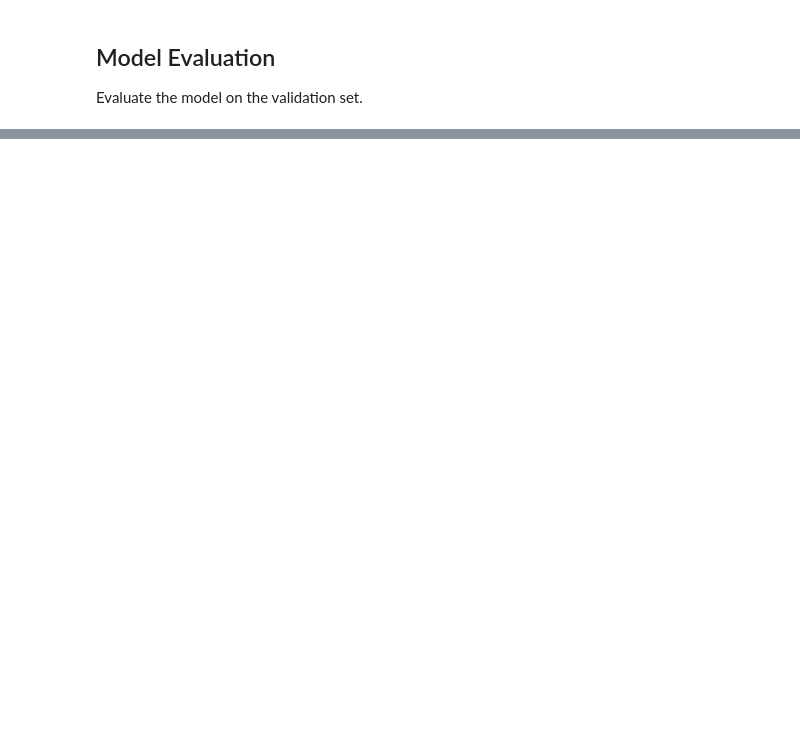
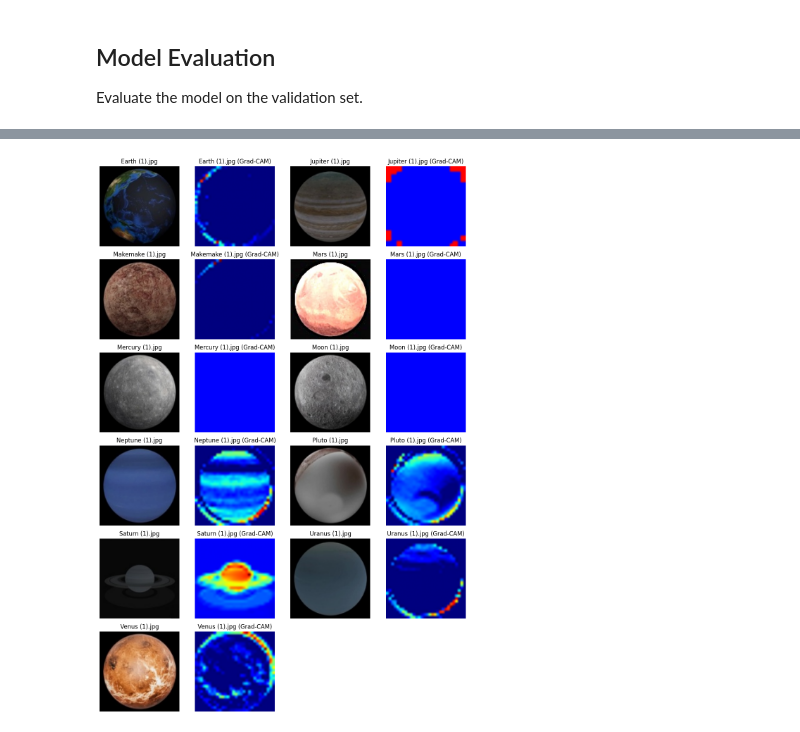
Before and after one commit to swiss-ai-center/a-guide-to-mlops, a Jupyter notebook: notebook.ipynb, the cells around one changed output, grey strips where cells are left out. Saved outputs shown, nothing was run; the diff lists cells and outputs as text; code cells hidden in the pictures; blank space fills up the shorter version.

Commit message:
Add grad cam evaluation

```diff
--- a/notebook.ipynb
+++ b/notebook.ipynb
@@ -292,0 +297,86 @@ plt.show()
+# %%
+# Explain the model's predictions using Grad-CAM
+def make_gradcam_heatmap(img, grad_model):
+    # We add a dimension to transform our array into a "batch"
+    # of size (1, 32, 32, 1)
+    img = np.expand_dims(img, axis=0)
+
+    # Resize and convert the image
+    input_w = grad_model.input_shape[1]
+    input_h = grad_model.input_shape[2]
+    img = tf.image.resize(img, (input_w, input_h))
+    grayscale = grad_model.input_shape[3] == 1
+    if grayscale:
+        img = tf.image.rgb_to_grayscale(img)
+
+    # We compute the gradient of the top predicted class for our input image
+    # with respect to the activations of the last conv layer
+    with tf.GradientTape() as tape:
+        last_conv_layer_output, preds = grad_model(img)
+        pred_index = tf.argmax(preds[0])
+        class_channel = preds[:, pred_index]
+
+    # This is the gradient of the output neuron (top predicted or chosen)
+    # with regard to the output feature map of the last conv layer
+    grads = tape.gradient(class_channel, last_conv_layer_output)
+
+    # This is a vector where each entry is the mean intensity of the gradient
+    # over a specific feature map channel
+    pooled_grads = tf.reduce_mean(grads, axis=(0, 1, 2))
+
+    # We multiply each channel in the feature map array
+    # by "how important this channel is" with regard to the top predicted class
+    # then sum all the channels to obtain the heatmap class activation
+    last_conv_layer_output = last_conv_layer_output[0]
+    heatmap = last_conv_layer_output @ pooled_grads[..., tf.newaxis]
+    heatmap = tf.squeeze(heatmap)
+
+    # For visualization purpose, we will also normalize the heatmap between 0 & 1
+    heatmap = tf.maximum(heatmap, 0) / tf.math.reduce_max(heatmap)
+    return heatmap.numpy()
+
+# We create a model that maps the input image to the activations
+# of the last conv layer as well as the output predictions
+last_conv_layer = list(filter(lambda x: "conv" in x.name, model.layers))[-1]
+grad_model = tf.keras.models.Model(
+    model.inputs, [last_conv_layer.output, model.output]
+)
+
+data_path = Path("data/raw")
+classes = sorted(filter(lambda p: p.is_dir(), data_path.glob("*")))
+
+plt.figure(figsize=(11, 16), tight_layout=True)
+for i, class_path in enumerate(classes):
+    img_path = list(sorted(class_path.glob("*")))[0]
+    img_fn = img_path.name
+    img = tf.keras.preprocessing.image.load_img(img_path)
+    img = tf.keras.preprocessing.image.img_to_array(img)
+
+    heatmap = make_gradcam_heatmap(img, grad_model)
+    heatmap = np.uint8(255 * heatmap)
+
+    # Use jet colormap to colorize heatmap
+    jet = plt.get_cmap("jet")
+
+    # Use RGB values of the colormap
+    jet_colors = jet(np.arange(256))[:, :3]
+    jet_heatmap = jet_colors[heatmap]
+
+    # Create an image with RGB colorized heatmap
+    jet_heatmap = tf.keras.utils.array_to_img(jet_heatmap)
+    jet_heatmap = jet_heatmap.resize((img.shape[1], img.shape[0]))
+    jet_heatmap = tf.keras.utils.img_to_array(jet_heatmap)
+
+    plt.subplot(6, 4, i * 2 + 1)
+    plt.imshow(img / 255)
+    plt.axis("off")
+    plt.title(img_fn)
+
+    plt.subplot(6, 4, i * 2 + 2)
+    plt.imshow(jet_heatmap / 255)
+    plt.axis("off")
+    plt.title(img_fn + " (Grad-CAM)")
+
+plt.show()
+# %% [output]
+[figure, added]
```
Also changed, not shown: parts of 9 cells of this notebook, 1 other file.
